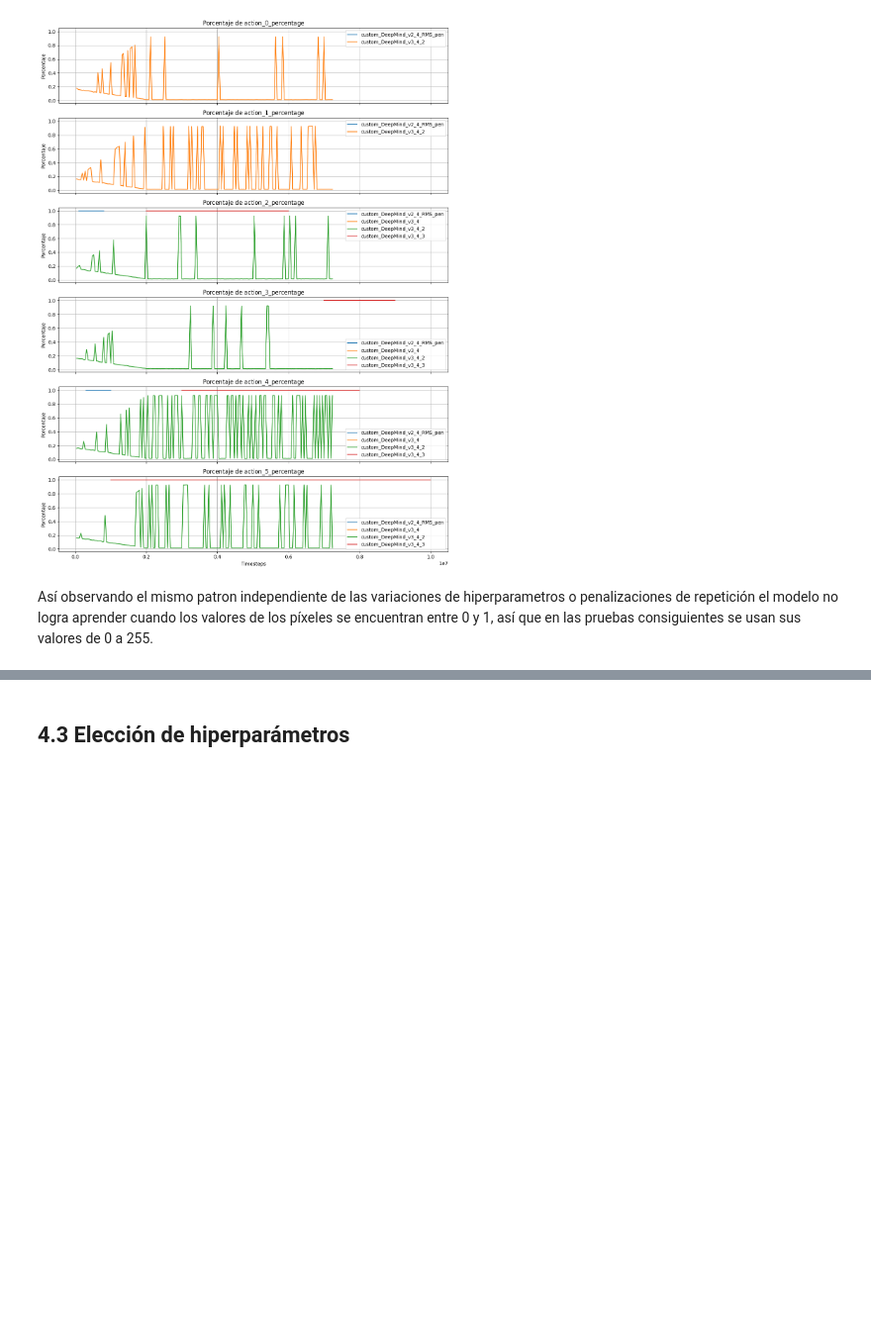
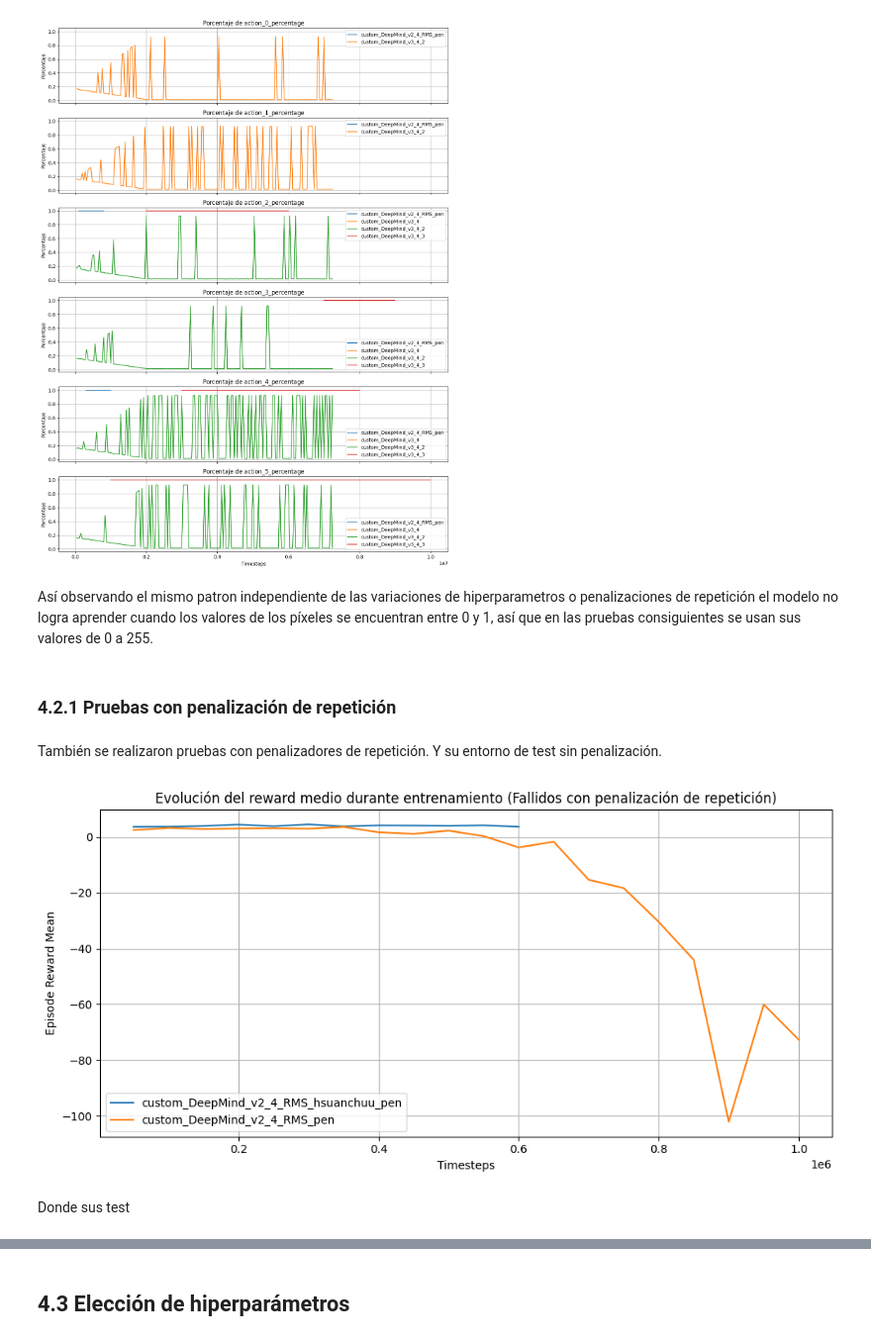
Before and after one commit to Astolfo2332/space_inv_agent, a Jupyter notebook: proyecto_practico.ipynb, the cells around one changed output, grey strips where cells are left out. Shown at 99% size. Saved outputs shown, nothing was run; the diff lists cells and outputs as text; code cells hidden in the pictures; blank space fills up the shorter version.

Commit message:
feat(notebook): penalizadores

```diff
--- a/proyecto_practico.ipynb
+++ b/proyecto_practico.ipynb
@@ -1384,3 +1382,29 @@ plt.show()
 [figure]
 # %% [markdown]
 Así observando el mismo patron independiente de las variaciones de hiperparametros o penalizaciones de repetición el modelo no logra aprender cuando los valores de los píxeles se encuentran entre 0 y 1, así que en las pruebas consiguientes se usan sus valores de 0 a 255.
+# %% [markdown]
+### 4.2.1 Pruebas con penalización de repetición
+# %% [markdown]
+También se realizaron pruebas con penalizadores de repetición. Y su entorno de test sin penalización.
+# %%
+failed_runs_pen = {
+    "custom_DeepMind_v2_4_RMS_hsuanchuu_pen":"92c1f876a28b43fdb18e8417282c380d",
+    "custom_DeepMind_v2_4_RMS_pen": "778fe73a27014c368acf319f23281c31"
+}
+# %%
+failed_runs_pen_data = {name: get_metric_history(run_id, "episode_reward_mean") for name, run_id in failed_runs_pen.items()}
+# %%
+plt.figure(figsize=(10, 5))
+for name, run in failed_runs_pen_data.items():
+    plt.plot(run["step"], run["episode_reward_mean"], label=name)
+plt.xlabel("Timesteps")
+plt.ylabel("Episode Reward Mean")
+plt.title("Evolución del reward medio durante entrenamiento (Fallidos con penalización de repetición)")
+plt.legend()
+plt.grid()
+plt.tight_layout()
+plt.show()
+# %% [output]
+[figure, added]
+# %% [markdown]
+Donde sus test
```
Also changed, not shown: parts of 7 cells of this notebook.
